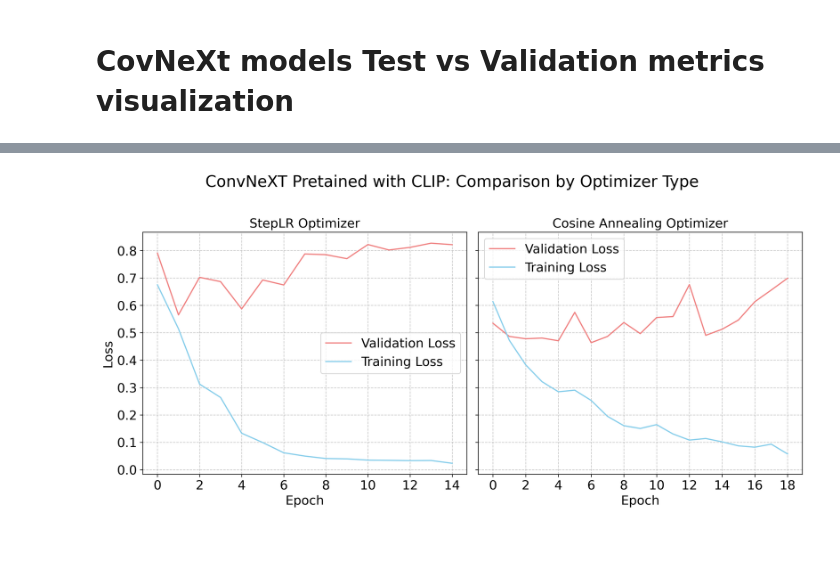
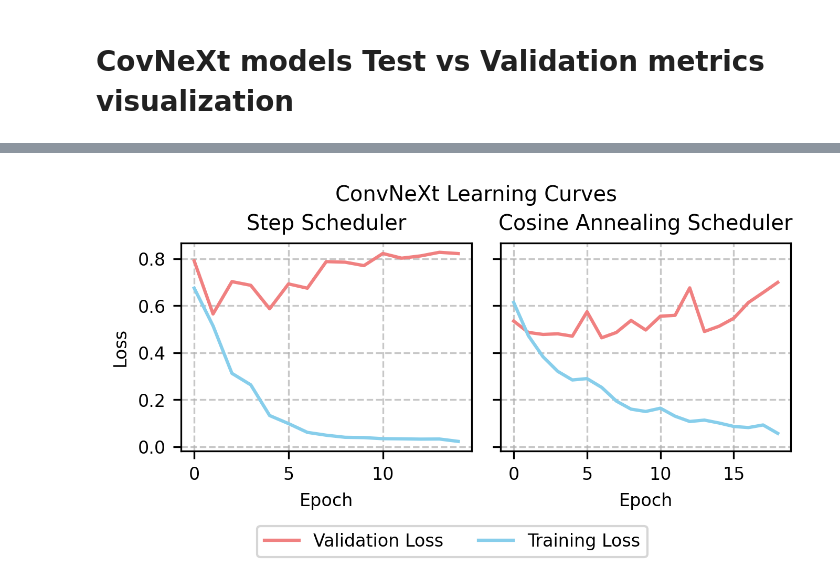
Before and after one commit to Deepfake-Detection-KKO/deepfake-detection, a Jupyter notebook: experiment_result_viz.ipynb, the cells around one changed output, grey strips where cells are left out. Drawn from its saved outputs; the diff is of its cells as text; code cells hidden in the pictures; blank space fills up the shorter version.

```diff
--- a/experiment_result_viz.ipynb
+++ b/experiment_result_viz.ipynb
@@ -65,3 +65,5 @@ StepLR                         405
 dtype: int64
 # %% [markdown]
 # CovNeXt models Test vs Validation metrics visualization
+# %%
+plt.rcParams['font.size'] = 8
@@ -190,13 +271,13 @@ optimizer_type_2 = 'CosineAnnealingWarmRestarts'
 # Configuration for Plotting (unchanged from previous working version)
 OUTPUT_DIR = "performance_plots"
 os.makedirs(OUTPUT_DIR, exist_ok=True)
-FIGURE_WIDTH = 14
-FIGURE_HEIGHT = FIGURE_WIDTH * 0.45 # Adjusted height to maintain aspect ratio
-FONTSIZE_TITLE = 18
-FONTSIZE_SUBPLOT_TITLE = 16
-FONTSIZE_LABELS = 16
-FONTSIZE_TICKS = 16
-FONTSIZE_LEGEND = 16
+FIGURE_WIDTH = 5
+FIGURE_HEIGHT = 3.25 * 0.65 # Adjusted height to maintain aspect ratio
+# FONTSIZE_TITLE = 18
+# FONTSIZE_SUBPLOT_TITLE = 16
+# FONTSIZE_LABELS = 16
+# FONTSIZE_TICKS = 16
+# FONTSIZE_LEGEND = 16
 DPI = 300
 TICK_INTERVAL = 2
 
@@ -218,51 +299,53 @@ val_loss_history_opt1 = ast.literal_eval(best_opt1_model_row['val_loss_history']
 NUM_EPOCHS = val_loss_history_opt1.index(None)
 
 # Plot on the first subplot (axes[0])
-axes[0].plot(val_loss_history_opt1, label='Validation Loss', color='lightcoral')
-axes[0].plot(train_loss_history_opt1, label='Training Loss', color='skyblue')
-axes[0].set_xticks(np.arange(0, NUM_EPOCHS, TICK_INTERVAL))
-axes[0].set_title(f'StepLR Optimizer', fontsize=FONTSIZE_SUBPLOT_TITLE)
-axes[0].set_xlabel('Epoch', fontsize=FONTSIZE_LABELS)
-axes[0].set_ylabel('Loss', fontsize=FONTSIZE_LABELS)
-axes[0].tick_params(axis='x', labelsize=FONTSIZE_TICKS)
-axes[0].tick_params(axis='y', labelsize=FONTSIZE_TICKS)
+axes[0].plot(val_loss_history_opt1, color='lightcoral')
+axes[0].plot(train_loss_history_opt1, color='skyblue')
+# axes[0].set_xticks(np.arange(0, NUM_EPOCHS, TICK_INTERVAL))
+axes[0].set_title(f'Step Scheduler')
+axes[0].set_xlabel('Epoch')
+axes[0].set_ylabel('Loss')
+axes[0].tick_params(axis='x')
+axes[0].tick_params(axis='y')
 axes[0].grid(axis='both', linestyle='--', alpha=0.7)
-axes[0].legend(fontsize=FONTSIZE_LEGEND)
+# axes[0].legend()
 
 # Process and Plot for Optimizer Type 2 (e.g., Cosine Annealing)
 # Filter for the common model type AND the specific optimizer type
 df_opt2 = experiment_results[
     (experiment_results['model'] == common_model_type) &
     (experiment_results['lr_scheduler_type'] == optimizer_type_2)
 ]
 
 
 best_opt2_model_row = df_opt2.sort_values(by='val_acc', ascending=False).iloc[0]
 
 # Extract and convert history data
 train_loss_history_opt2 = ast.literal_eval(best_opt2_model_row['train_loss_history'])
 val_loss_history_opt2 = ast.literal_eval(best_opt2_model_row['val_loss_history'])
 NUM_EPOCHS = val_loss_history_opt2.index(None)
 
 axes[1].plot(val_loss_history_opt2, label='Validation Loss', color='lightcoral')
 axes[1].plot(train_loss_history_opt2, label='Training Loss', color='skyblue')
-axes[1].set_xticks(np.arange(0, NUM_EPOCHS, TICK_INTERVAL))
-axes[1].set_title(f'Cosine Annealing Optimizer', fontsize=FONTSIZE_SUBPLOT_TITLE)
-axes[1].set_xlabel('Epoch', fontsize=FONTSIZE_LABELS)
+# axes[1].set_xticks(np.arange(0, NUM_EPOCHS, TICK_INTERVAL))
+axes[1].set_title(f'Cosine Annealing Scheduler')
+axes[1].set_xlabel('Epoch')
 # axes[1].set_ylabel('Loss', fontsize=FONTSIZE_LABELS)
-axes[1].tick_params(axis='x', labelsize=FONTSIZE_TICKS)
-axes[1].tick_params(axis='y', labelsize=FONTSIZE_TICKS)
+axes[1].tick_params(axis='x')
+axes[1].tick_params(axis='y')
 axes[1].grid(axis='both', linestyle='--', alpha=0.7)
-axes[1].legend(fontsize=FONTSIZE_LEGEND)
+# axes[1].legend()
 
+fig.legend(loc = 'lower center', ncol = 2, )
 # Add a main title for the entire figure
-fig.suptitle(f'ConvNeXT Pretained with CLIP: Comparison by Optimizer Type', fontsize=FONTSIZE_TITLE + 2)
+fig.suptitle(f'ConvNeXt Learning Curves', y = 1.125)
 
 # Adjust layout
-plt.tight_layout(rect=[0.05, 0.03, 0.95, 0.95])
+# plt.tight_layout(rect=[0.05, 0.03, 0.95, 0.95])
+plt.subplots_adjust(bottom = 0.325, top = 0.95, wspace = 0.1)
 
 # Save and display the plot
-plt.savefig(os.path.join(OUTPUT_DIR, "learning_curves_optimizer_comparison.png"), bbox_inches='tight')
+plt.savefig(os.path.join(OUTPUT_DIR, "learning_curves_by_scheduler.png"), bbox_inches='tight')
 plt.show()
 # %% [output]
-[figure, old version]
+[figure, new version]
```
Also changed, not shown: parts of 3 cells of this notebook, 7 other files.
